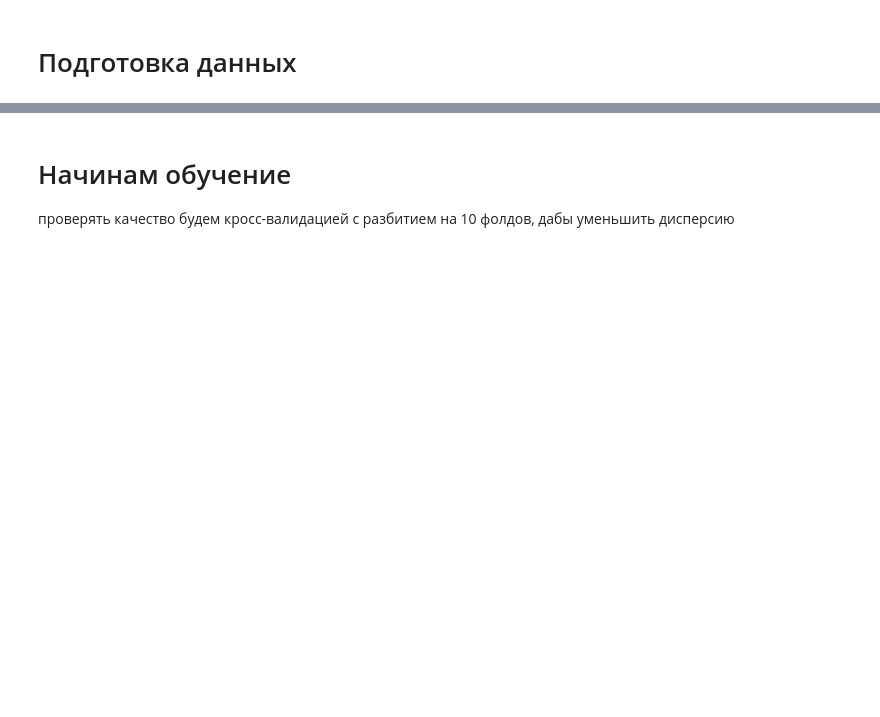
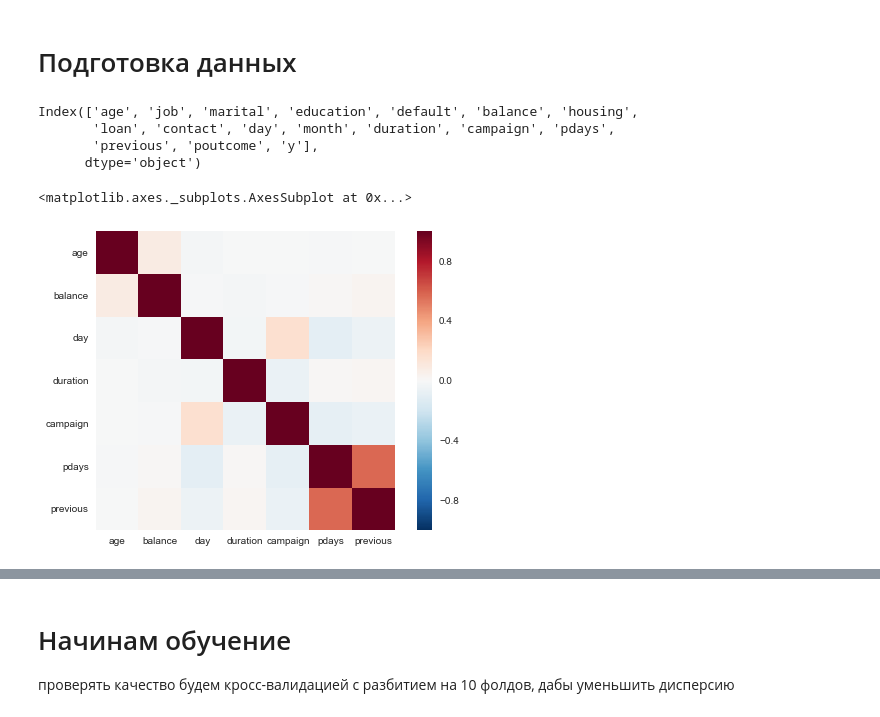
Before and after one commit to stas6626/kursach, a Jupyter notebook: cursach_banki.ipynb, the cells around one changed output, grey strips where cells are left out. Drawn from its saved outputs; the diff is of its cells as text; code cells hidden in the pictures; blank space fills up the shorter version.

```diff
--- a/cursach_banki.ipynb
+++ b/cursach_banki.ipynb
@@ -12,3 +17,9 @@ import xgboost as xgb
 # %%
 bank=pd.read_csv("/home/stas/data/bank.csv",sep=";")
+bank.columns
 #имортируем датасет
+# %% [output]
+Index(['age', 'job', 'marital', 'education', 'default', 'balance', 'housing',
+       'loan', 'contact', 'day', 'month', 'duration', 'campaign', 'pdays',
+       'previous', 'poutcome', 'y'],
+      dtype='object')
@@ -18,0 +26,5 @@ bank_numeric=bank.iloc[:,[0,5,9,11,12,13,14]]
+# %%
+sns.heatmap(bank.corr(), square=True)
+# %% [output]
+<matplotlib.axes._subplots.AxesSubplot at 0x...>
+[figure, added]
```
Also changed, not shown: parts of 19 cells of this notebook.
